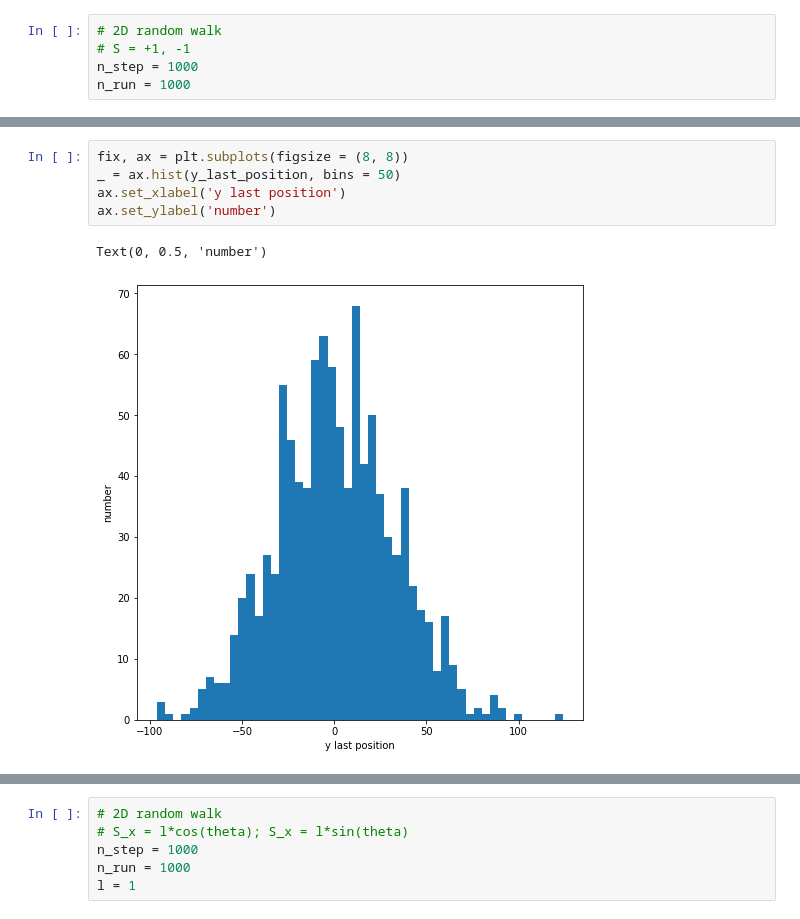
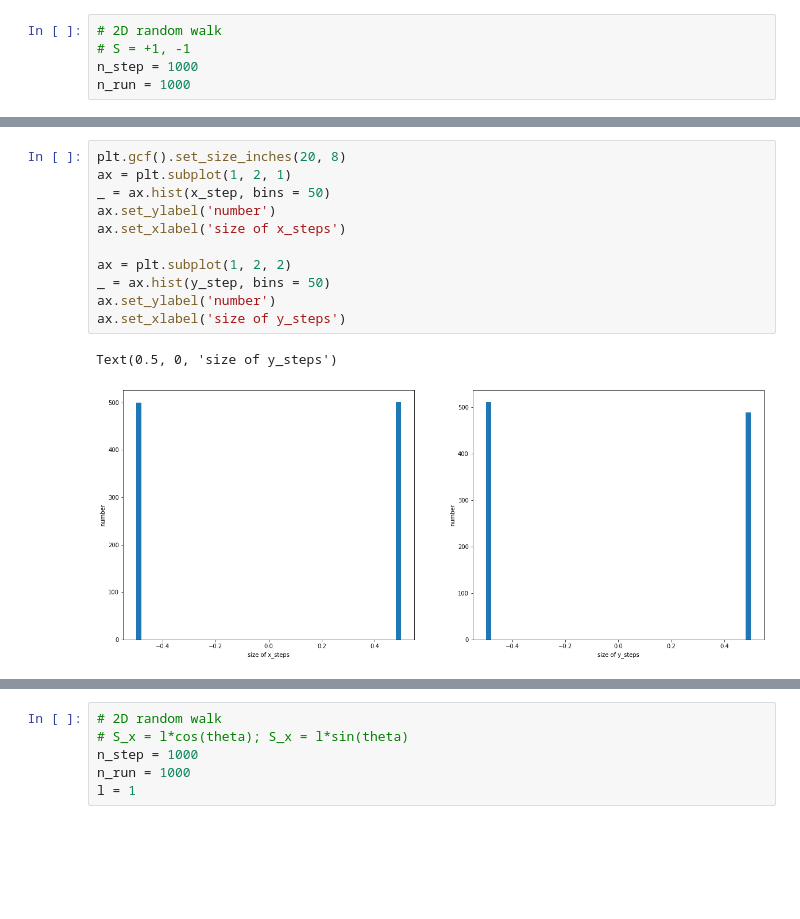
Before and after one commit to NTHU-Phys-Qubit/class-03162020-Chan-Sing-Hong, a Jupyter notebook: random_walk.ipynb, the cells around one changed output, grey strips where cells are left out. Cells and saved outputs as stored; diff of their text form; blank space fills up the shorter version.

```diff
--- a/random_walk.ipynb
+++ b/random_walk.ipynb
@@ -127,8 +111,14 @@ Text(0, 0.5, 'number')
-# %%
-fix, ax = plt.subplots(figsize = (8, 8))
-_ = ax.hist(y_last_position, bins = 50)
-ax.set_xlabel('y last position')
-ax.set_ylabel('number')
-# %% [output]
-Text(0, 0.5, 'number')
-[figure, removed]
+# %%
+plt.gcf().set_size_inches(20, 8)
+ax = plt.subplot(1, 2, 1)
+_ = ax.hist(x_step, bins = 50)
+ax.set_ylabel('number')
+ax.set_xlabel('size of x_steps')
+
+ax = plt.subplot(1, 2, 2)
+_ = ax.hist(y_step, bins = 50)
+ax.set_ylabel('number')
+ax.set_xlabel('size of y_steps')
+# %% [output]
+Text(0.5, 0, 'size of y_steps')
+[figure, added]
```
Also changed, not shown: parts of 22 cells of this notebook.
